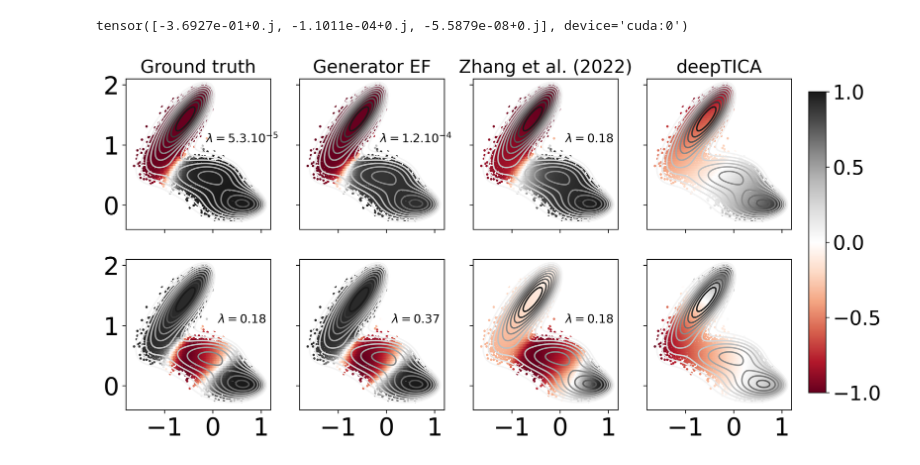
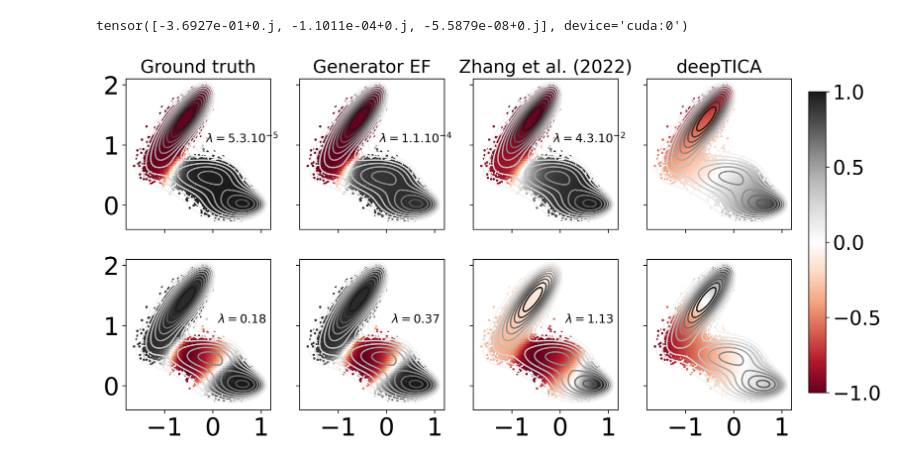
Before and after one commit to DevergneTimothee/GenLearn, a Jupyter notebook: Muller_brown/MB.ipynb, the cells around one changed output. Saved outputs shown, nothing was run; the diff lists cells and outputs as text; code cells hidden in the pictures.

```diff
--- a/Muller_brown/MB.ipynb
+++ b/Muller_brown/MB.ipynb
@@ -14,5 +14,8 @@ from loss_and_models import *
 torch.manual_seed(42)
 device = torch.device("cuda" if torch.cuda.is_available() else "cpu")
 
-sample = np.loadtxt("../data/MB/sample_gamma10.dat")[300_000::400]
-bias = np.loadtxt("../data/MB/bias_gamma10.dat")[300_000::400]
+#sample = np.loadtxt("../data/MB/sample_gamma10.dat")[300_000::400]
+#bias = np.loadtxt("../data/MB/bias_gamma10.dat")[300_000::400]
+
+sample = np.loadtxt("../../schutte_compare/sample_gamma10.dat")[300_000::400]
+bias = np.loadtxt("../../schutte_compare/bias_gamma10.dat")[300_000::400]
@@ -118,10 +119,9 @@ def closest_point(x, y):
         closest_index = np.argmin(distances)
         closest_points.append(closest_index)
     return closest_points
-
-
-efuns = np.loadtxt("../data/efuns_MB.dat")
-centers = np.loadtxt("../data/cell_centers.dat")
+from mlcolvar.utils.plot import plot_isolines_2D, muller_brown_potential
+efuns = np.loadtxt("/home/tdevergne@iit.local/Documents/generator_learning/muller/models/efuns_MB.dat")
+centers = np.loadtxt("/home/tdevergne@iit.local/Documents/generator_learning/muller/models/cell_centers.dat")
 
 closest_points = closest_point(sample, centers)
 labels = [-1.5,-1.0,-0.5,0.0,0.5,1.0]
@@ -142,12 +142,12 @@ axs[0,0].text(0.8, 0.6, r"$\lambda=5.3.10^{-5}$", horizontalalignment='center',
 
 im = plot_ef(sample[:,0],sample[:,1],g[:,1].cpu().detach(),axs[0,1])
 plot_isolines_2D(muller_brown_potential,levels=np.linspace(0,24,12),mode='contour',ax=axs[0,1])
-axs[0,1].text(0.8, 0.6, r"$\lambda=1.2.10^{-4}$", horizontalalignment='center', verticalalignment='center', transform=axs[0,1].transAxes,fontsize=12)
+axs[0,1].text(0.8, 0.6, r"$\lambda=1.1.10^{-4}$", horizontalalignment='center', verticalalignment='center', transform=axs[0,1].transAxes,fontsize=12)
 #0.8,0.6
 
 plot_ef(sample[:,0],sample[:,1],efuns_zhang[:,0].cpu().detach(),axs[0,2])
 plot_isolines_2D(muller_brown_potential,levels=np.linspace(0,24,12),mode='contour',ax=axs[0,2])
-axs[0,2].text(0.8, 0.6, r"$\lambda=0.18$", horizontalalignment='center', verticalalignment='center', transform=axs[0,2].transAxes,fontsize=12)
+axs[0,2].text(0.8, 0.6, r"$\lambda=4.3.10^{-2}$", horizontalalignment='center', verticalalignment='center', transform=axs[0,2].transAxes,fontsize=12)
 
 
 plot_ef(sample[:,0],sample[:,1],efuns_TICA[:,0].cpu().detach(),axs[0,3])
@@ -160,32 +160,32 @@ axs[1,0].text(0.8, 0.6, r"$\lambda=0.18$", horizontalalignment='center', vertica
 
 
 plot_ef(sample[:,0],sample[:,1],-g[:,0].cpu().detach(),axs[1,1])
 plot_isolines_2D(muller_brown_potential,levels=np.linspace(0,24,12),mode='contour',ax=axs[1,1])
 axs[1,1].text(0.8, 0.6, r"$\lambda=0.37$", horizontalalignment='center', verticalalignment='center', transform=axs[1,1].transAxes,fontsize=12)
 
 plot_ef(sample[:,0],sample[:,1],efuns_zhang[:,1].cpu().detach(),axs[1,2])
 plot_isolines_2D(muller_brown_potential,levels=np.linspace(0,24,12),mode='contour',ax=axs[1,2])
-axs[1,2].text(0.8, 0.6, r"$\lambda=0.18$", horizontalalignment='center', verticalalignment='center', transform=axs[1,2].transAxes,fontsize=12)
+axs[1,2].text(0.8, 0.6, r"$\lambda=1.13$", horizontalalignment='center', verticalalignment='center', transform=axs[1,2].transAxes,fontsize=12)
 
 plot_ef(sample[:,0],sample[:,1],efuns_TICA[:,1].cpu().detach(),axs[1,3])
 plot_isolines_2D(muller_brown_potential,levels=np.linspace(0,24,12),mode='contour',ax=axs[1,3])
 
 
 
 
 
 cbar_ax = fig.add_axes([0.92, 0.15, 0.02, 0.7])  # Adjust these values to control position and size
 cbar = fig.colorbar(im, cax=cbar_ax, orientation='vertical')
 #cbar.set_label('Color intensity', fontsize=10)
 cbar.ax.tick_params(labelsize=20)
 
 for arr in axs:
     for ax in arr:
         ax.tick_params(axis='both', which='major', labelsize=25)
 
 
 cols = ["Ground truth", "Generator EF", "Zhang et al. (2022)", "deepTICA"]
 for ax, col in zip(axs[0], cols):
     ax.set_title(col,fontsize=18)
 # %% [output]
-[figure, old version]
+[figure, new version]
```
Also changed, not shown: parts of 2 cells of this notebook, 3 other files.
